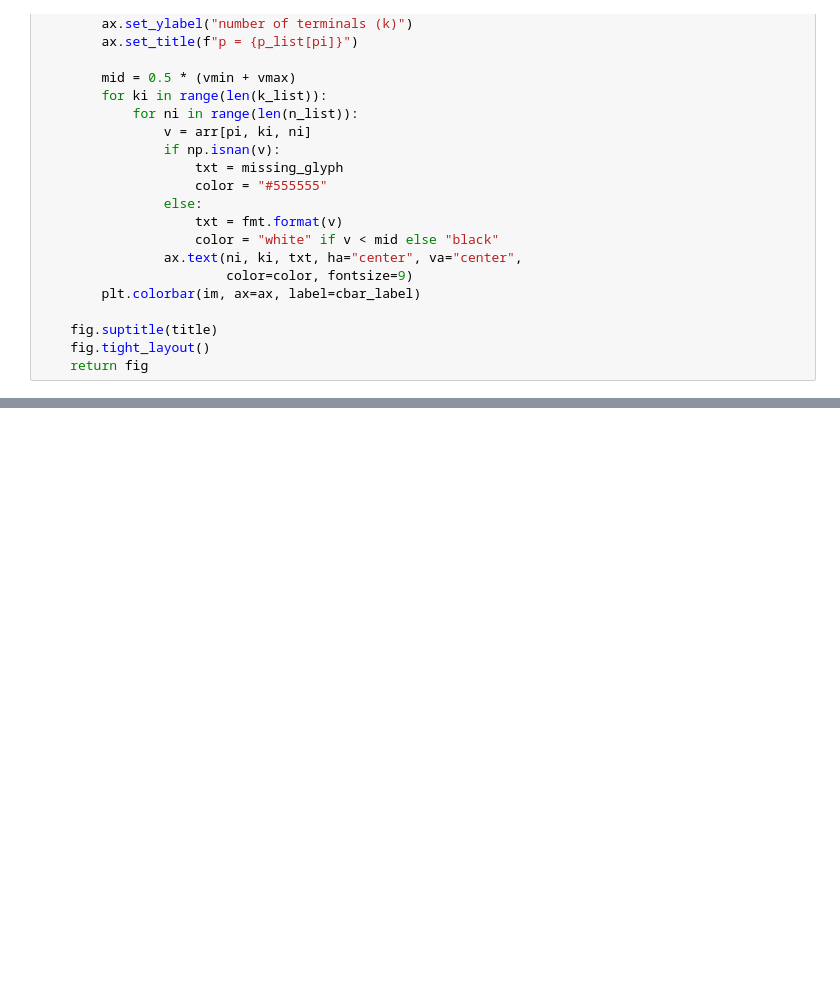
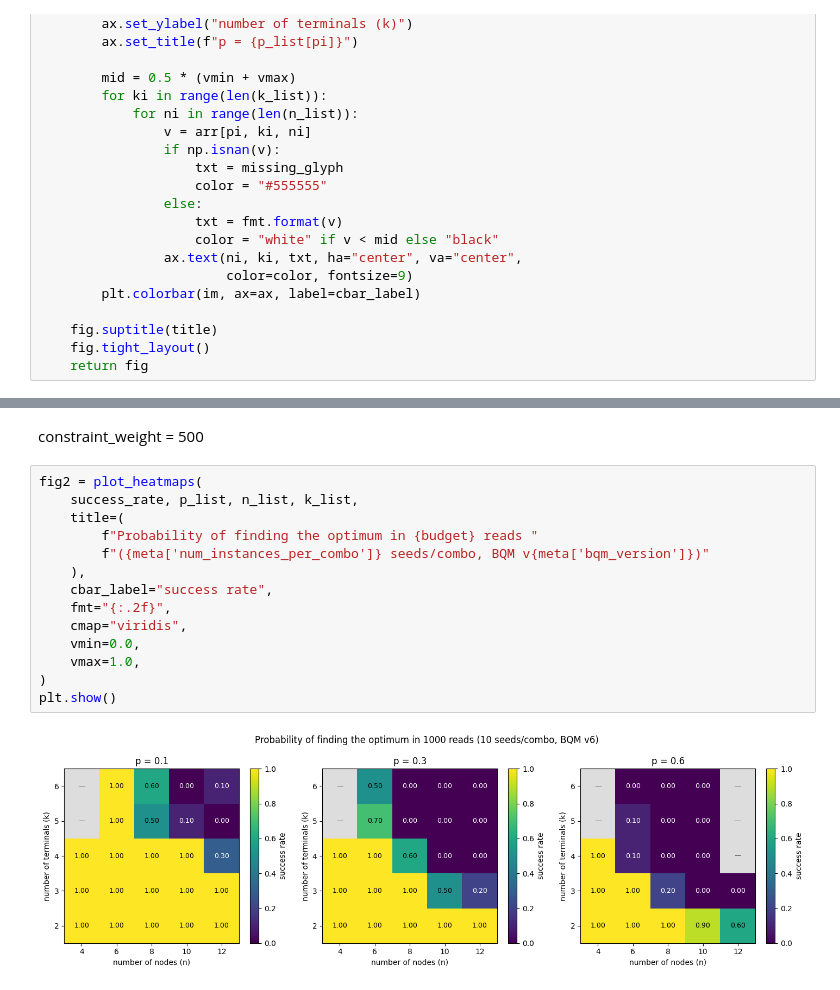
Before and after one commit to daghanerdonmez/finale, a Jupyter notebook: SteinerTreeProblemQUBO/heatmap_plots.ipynb, the cells around one changed output, grey strips where cells are left out. Drawn from its saved outputs; the diff is of its cells as text; blank space fills up the shorter version.

```diff
--- a/SteinerTreeProblemQUBO/heatmap_plots.ipynb
+++ b/SteinerTreeProblemQUBO/heatmap_plots.ipynb
@@ -143,0 +170,18 @@ plt.show()
+# %% [markdown]
+constraint_weight = 500
+# %%
+fig2 = plot_heatmaps(
+    success_rate, p_list, n_list, k_list,
+    title=(
+        f"Probability of finding the optimum in {budget} reads "
+        f"({meta['num_instances_per_combo']} seeds/combo, BQM v{meta['bqm_version']})"
+    ),
+    cbar_label="success rate",
+    fmt="{:.2f}",
+    cmap="viridis",
+    vmin=0.0,
+    vmax=1.0,
+)
+plt.show()
+# %% [output]
+[figure, added]
```
Also changed, not shown: parts of 7 cells of this notebook, 7 other files.
